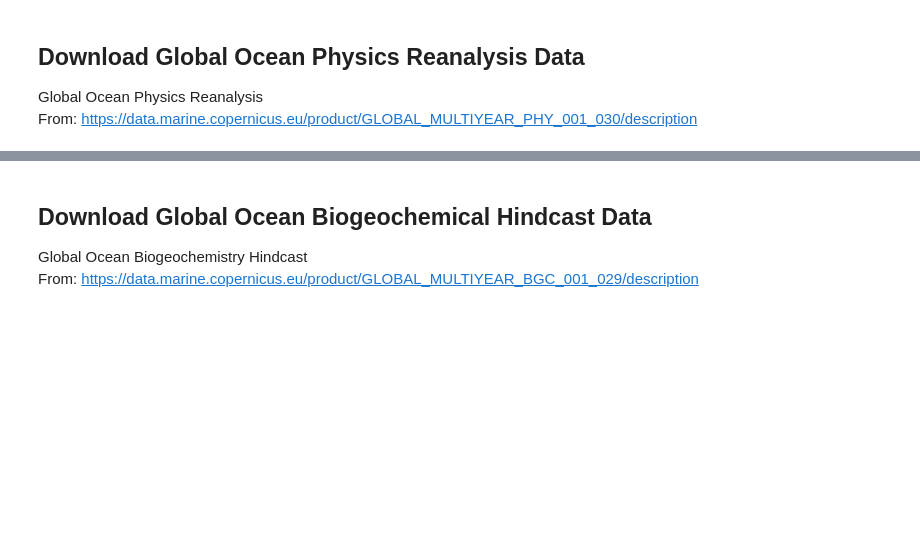
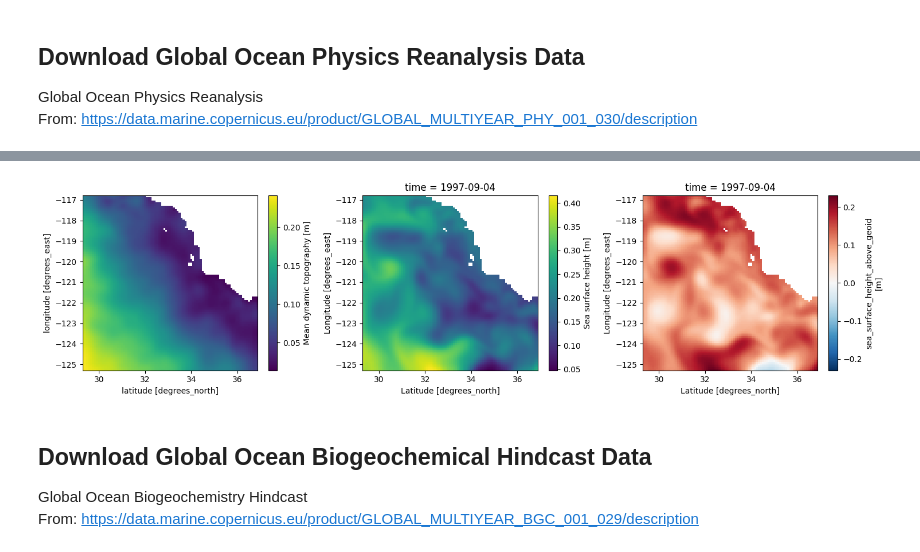
Before and after one commit to decarpenter/primary-productivity, a Jupyter notebook: notebooks/02 Get Satellite Data.ipynb, the cells around one changed output, grey strips where cells are left out. Cells and saved outputs as stored; diff of their text form; code cells hidden in the pictures; blank space fills up the shorter version.

Commit message:
Updates to 02 Get Satellite Data as of 06/08/26

```diff
--- a/notebooks/02 Get Satellite Data.ipynb
+++ b/notebooks/02 Get Satellite Data.ipynb
@@ -227,3 +254,22 @@ INFO - 2026-05-20T03:28:31Z - Successfully downloaded to ../data/cmems_mod_glo_p
+# %%
+### Maybe calculate SLA? not sure if ADT (zos) or SLA is a better proxy for stratification
+
+mdt = xr.open_dataset('/Users/deliacarpenter/Desktop/Research/primary-productivity/data/cmems_mod_glo_phy_my_0.083deg_static_mdt_125.25W-116.83W_29.33N-36.83N.nc')
+zos = xr.open_dataset('/Users/deliacarpenter/Desktop/Research/primary-productivity/data/cmems_mod_glo_phy_my_0.083deg_P1D-m_multi-vars_125.25W-116.83W_29.33N-36.83N_0.49-5727.92m_1997-09-04-2020-01-25_(1).nc')
+
+# Calculate Sea Level Anomaly (SLA)
+sla = (zos["zos"] - mdt["mdt"]).to_dataset(name="sla")
+
+time = '1997-09-04'
+
+fig, ax = plt.subplots(1,3, figsize=(15,4))
+mdt['mdt'].plot(ax=ax[0], x='latitude', y='longitude')
+zos.sel(time=time)['zos'].plot(ax=ax[1], x='latitude', y='longitude')
+sla.sel(time=time)['sla'].plot(ax=ax[2], x='latitude', y='longitude')
+plt.tight_layout()
+plt.show()
+# %% [output]
+[figure, added]
 # %%
 # # Code for regridding (copy and paste below)
 
```
Also changed, not shown: parts of 61 cells of this notebook.
